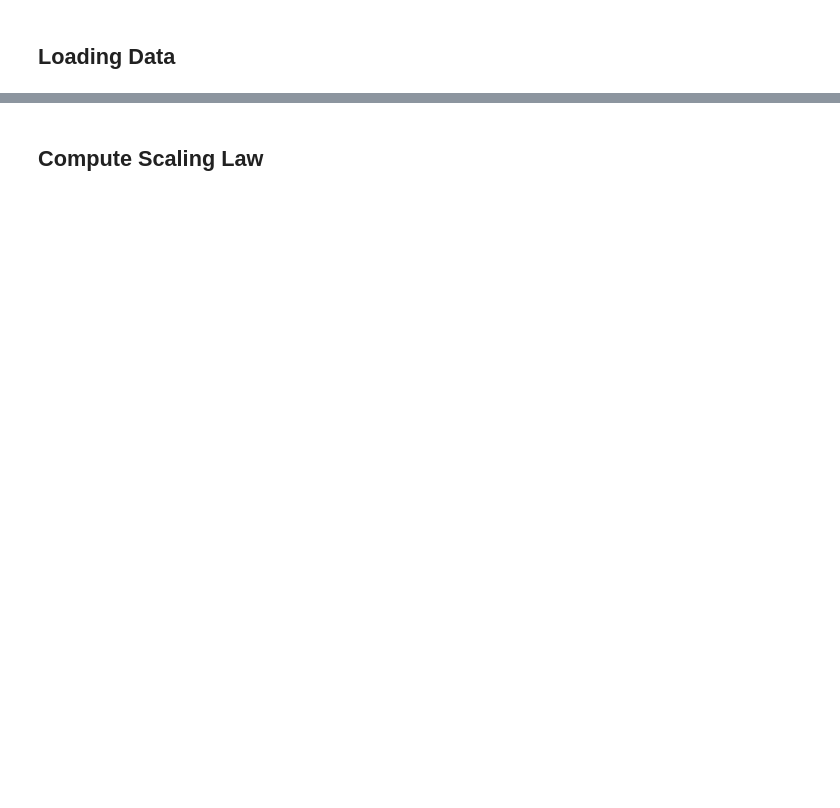
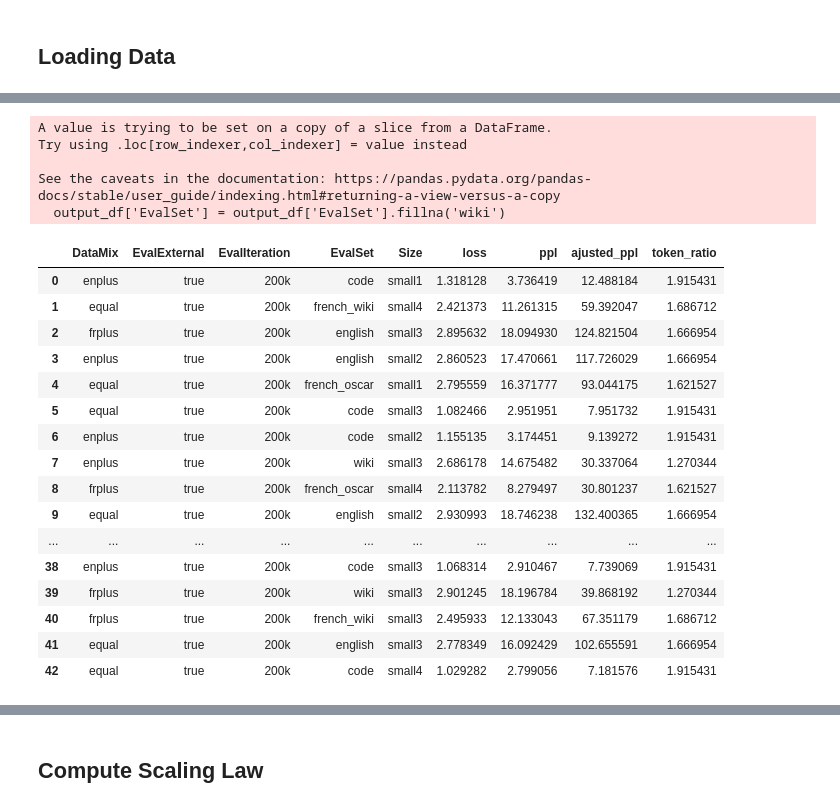
Before and after one commit to nightingal3/llm-pretraining-behaviours, a Jupyter notebook: notebooks/scaling.ipynb, the cells around one changed output, grey strips where cells are left out. Cells and saved outputs as stored; diff of their text form; code cells hidden in the pictures; blank space fills up the shorter version.

```diff
--- a/notebooks/scaling.ipynb
+++ b/notebooks/scaling.ipynb
@@ -47,3 +82,35 @@ output_df = crawl_ducttape_outputs(TOWERLLM_OUTS)
+# %%
+# replace NaNs with some and get of fixed step
+# output_df['EvalSet'] = output_df['EvalSet'].fillna('wiki')
+STEP="200k"
+output_df['DataMix'] = output_df['DataMix'].fillna('equal')
+output_df = output_df[output_df['EvalIteration'] == STEP]
+#output_df['EvalSet'] = 'wiki'
+output_df['EvalSet'] = output_df['EvalSet'].fillna('wiki')
+output_df
+# %% [output]
+A value is trying to be set on a copy of a slice from a DataFrame.
+Try using .loc[row_indexer,col_indexer] = value instead
+
+See the caveats in the documentation: https://pandas.pydata.org/pandas-docs/stable/user_guide/indexing.html#returning-a-view-versus-a-copy
+  output_df['EvalSet'] = output_df['EvalSet'].fillna('wiki')
+|  | DataMix | EvalExternal | EvalIteration | EvalSet | Size | loss | ppl | ajusted_ppl | token_ratio |
+| 0 | enplus | true | 200k | code | small1 | 1.318128 | 3.736419 | 12.488184 | 1.915431 |
+| 1 | equal | true | 200k | french_wiki | small4 | 2.421373 | 11.261315 | 59.392047 | 1.686712 |
+| 2 | frplus | true | 200k | english | small3 | 2.895632 | 18.094930 | 124.821504 | 1.666954 |
+| 3 | enplus | true | 200k | english | small2 | 2.860523 | 17.470661 | 117.726029 | 1.666954 |
+| 4 | equal | true | 200k | french_oscar | small1 | 2.795559 | 16.371777 | 93.044175 | 1.621527 |
+| 5 | equal | true | 200k | code | small3 | 1.082466 | 2.951951 | 7.951732 | 1.915431 |
+| 6 | enplus | true | 200k | code | small2 | 1.155135 | 3.174451 | 9.139272 | 1.915431 |
+| 7 | enplus | true | 200k | wiki | small3 | 2.686178 | 14.675482 | 30.337064 | 1.270344 |
+| 8 | frplus | true | 200k | french_oscar | small4 | 2.113782 | 8.279497 | 30.801237 | 1.621527 |
+| 9 | equal | true | 200k | english | small2 | 2.930993 | 18.746238 | 132.400365 | 1.666954 |
+| ... | ... | ... | ... | ... | ... | ... | ... | ... | ... |
+| 38 | enplus | true | 200k | code | small3 | 1.068314 | 2.910467 | 7.739069 | 1.915431 |
+| 39 | frplus | true | 200k | wiki | small3 | 2.901245 | 18.196784 | 39.868192 | 1.270344 |
+| 40 | frplus | true | 200k | french_wiki | small3 | 2.495933 | 12.133043 | 67.351179 | 1.686712 |
+| 41 | equal | true | 200k | english | small3 | 2.778349 | 16.092429 | 102.655591 | 1.666954 |
+| 42 | equal | true | 200k | code | small4 | 1.029282 | 2.799056 | 7.181576 | 1.915431 |
 # %%
 import yaml
 
```
Also changed, not shown: parts of 7 cells of this notebook, 6 other files.
